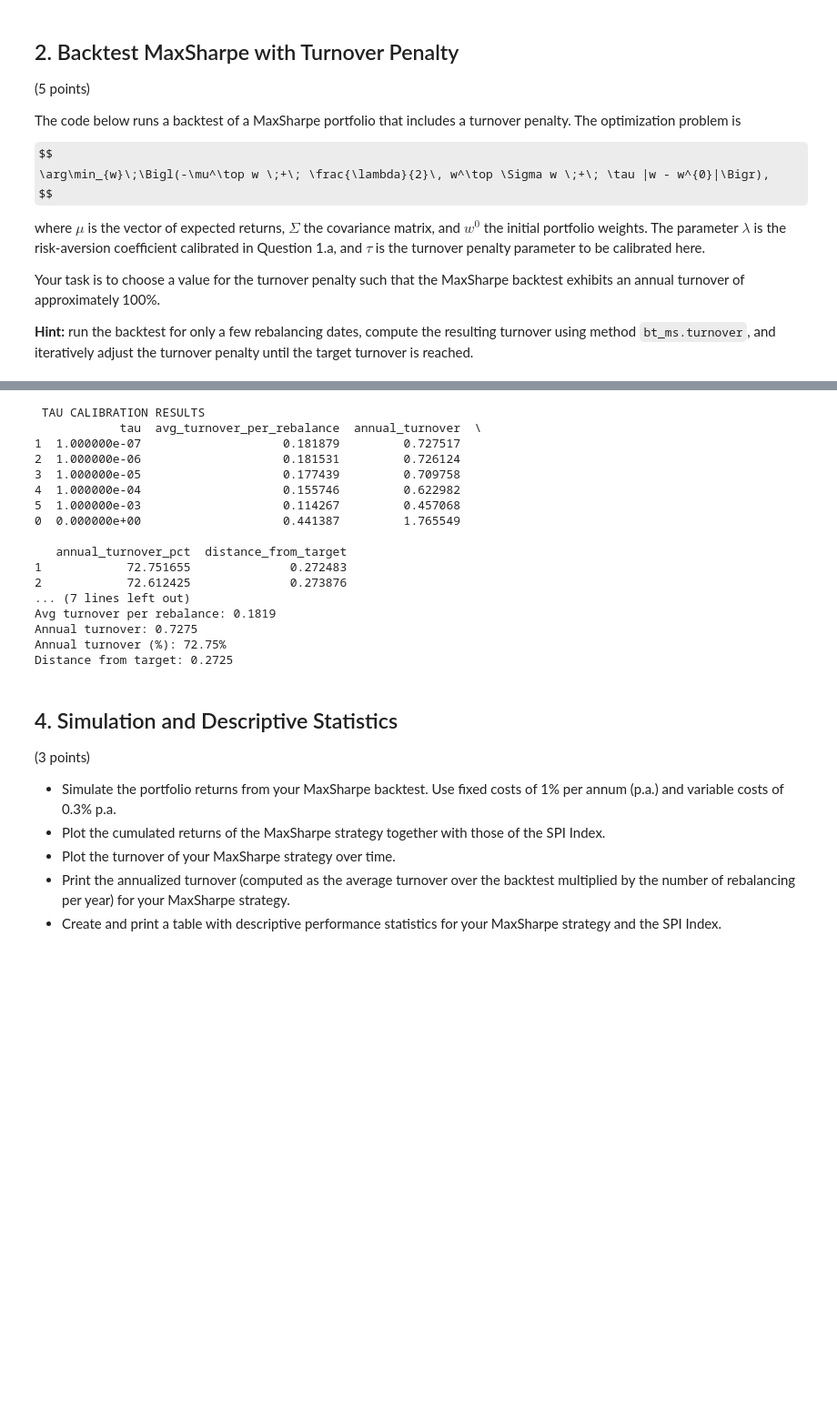
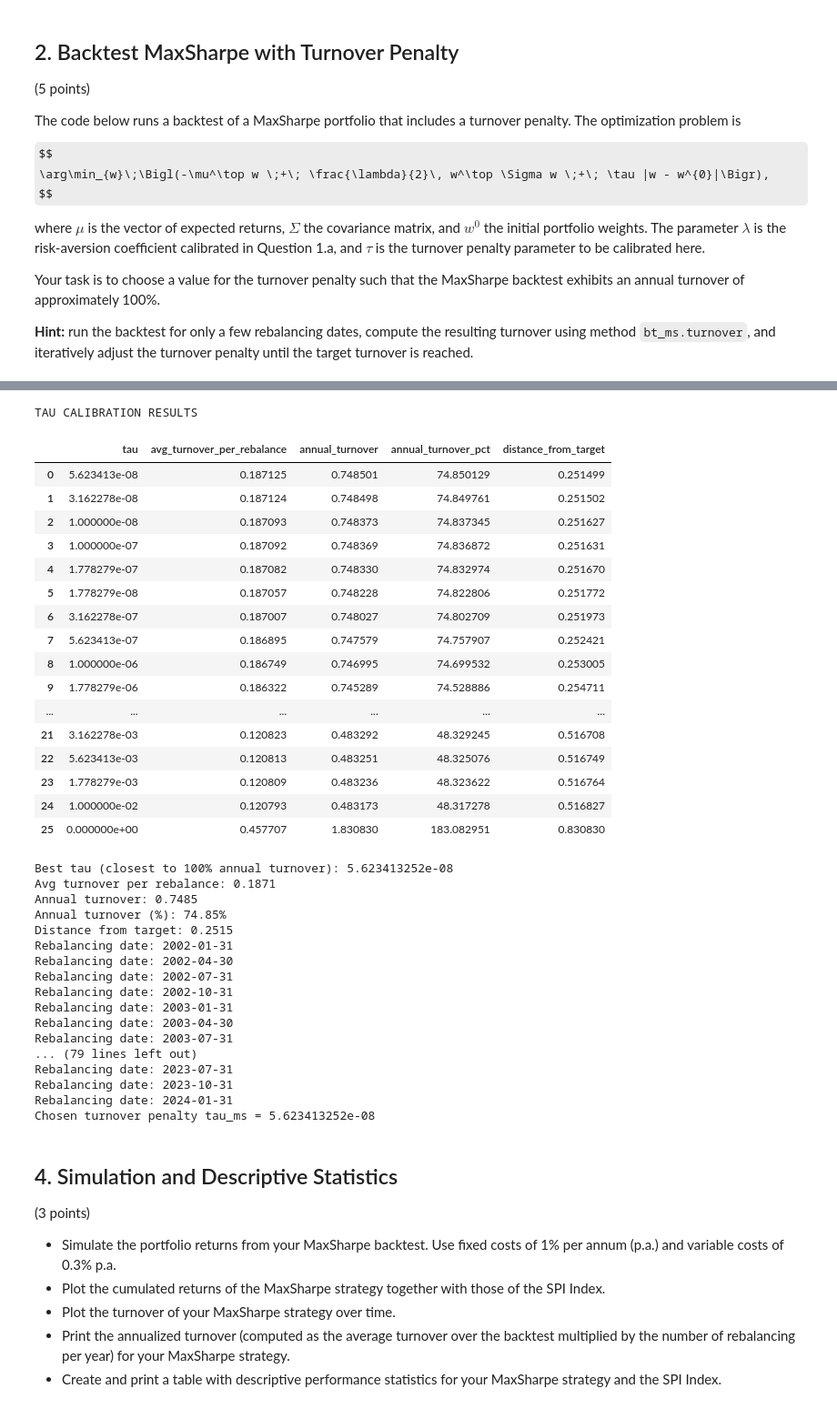
Before and after one commit to MatildeVenturi/qpmwp-course, a Jupyter notebook: assignments/assignment_3.ipynb, the cells around one changed output, grey strips where cells are left out. Shown at 91% size. Drawn from its saved outputs; the diff is of its cells as text; code cells hidden in the pictures; some formulas as TeX source; blank space fills up the shorter version.

```diff
--- a/assignments/assignment_3.ipynb
+++ b/assignments/assignment_3.ipynb
@@ -403,39 +416,69 @@ Rebalancing date: 2023-07-31
 Rebalancing date: 2023-10-31
 Rebalancing date: 2024-01-31
 # %%
-df_tau = pd.DataFrame(results_tau).sort_values("distance_from_target")
+df_tau = pd.DataFrame(results_tau).sort_values("distance_from_target").reset_index(drop=True)
 
-print("\n TAU CALIBRATION RESULTS")
-print(df_tau)
+print("TAU CALIBRATION RESULTS")
+display(df_tau)
 
-best_tau = df_tau.iloc[0]["tau"]
+best_tau = float(df_tau.loc[0, "tau"])
+best_row = df_tau.loc[0]
 
-print(f"Best tau (closest to 100% turnover): {best_tau}")
-
-best_row = df_tau.iloc[0]
-print("\n METRICS FOR BEST TAU")
+print(f"Best tau (closest to 100% annual turnover): {best_tau:.10g}")
 print(f"Avg turnover per rebalance: {best_row['avg_turnover_per_rebalance']:.4f}")
 print(f"Annual turnover: {best_row['annual_turnover']:.4f}")
 print(f"Annual turnover (%): {best_row['annual_turnover_pct']:.2f}%")
 print(f"Distance from target: {best_row['distance_from_target']:.4f}")
+
+tau_ms = best_tau
+
+bs.optimization = MaxSharpe(
+    covariance=Covariance(method='pearson'),
+    expected_return=ExpectedReturn(method='geometric'),
+    solver_name='cvxopt',
+    turnover_penalty=tau_ms,
+)
+
+bt_ms = Backtest()
+bt_ms.run(bs=bs)
+
+print(f"Chosen turnover penalty tau_ms = {tau_ms:.10g}")
 # %% [output]
- TAU CALIBRATION RESULTS
-            tau  avg_turnover_per_rebalance  annual_turnover  \
-1  1.000000e-07                    0.181879         0.727517
-2  1.000000e-06                    0.181531         0.726124
-3  1.000000e-05                    0.177439         0.709758
-4  1.000000e-04                    0.155746         0.622982
-5  1.000000e-03                    0.114267         0.457068
-0  0.000000e+00                    0.441387         1.765549
-
-   annual_turnover_pct  distance_from_target
-1            72.751655              0.272483
-2            72.612425              0.273876
-... (7 lines left out)
-Avg turnover per rebalance: 0.1819
-Annual turnover: 0.7275
-Annual turnover (%): 72.75%
-Distance from target: 0.2725
+TAU CALIBRATION RESULTS
+|  | tau | avg_turnover_per_rebalance | annual_turnover | annual_turnover_pct | distance_from_target |
+| 0 | 5.623413e-08 | 0.187125 | 0.748501 | 74.850129 | 0.251499 |
+| 1 | 3.162278e-08 | 0.187124 | 0.748498 | 74.849761 | 0.251502 |
+| 2 | 1.000000e-08 | 0.187093 | 0.748373 | 74.837345 | 0.251627 |
+| 3 | 1.000000e-07 | 0.187092 | 0.748369 | 74.836872 | 0.251631 |
+| 4 | 1.778279e-07 | 0.187082 | 0.748330 | 74.832974 | 0.251670 |
+| 5 | 1.778279e-08 | 0.187057 | 0.748228 | 74.822806 | 0.251772 |
+| 6 | 3.162278e-07 | 0.187007 | 0.748027 | 74.802709 | 0.251973 |
+| 7 | 5.623413e-07 | 0.186895 | 0.747579 | 74.757907 | 0.252421 |
+| 8 | 1.000000e-06 | 0.186749 | 0.746995 | 74.699532 | 0.253005 |
+| 9 | 1.778279e-06 | 0.186322 | 0.745289 | 74.528886 | 0.254711 |
+| ... | ... | ... | ... | ... | ... |
+| 21 | 3.162278e-03 | 0.120823 | 0.483292 | 48.329245 | 0.516708 |
+| 22 | 5.623413e-03 | 0.120813 | 0.483251 | 48.325076 | 0.516749 |
+| 23 | 1.778279e-03 | 0.120809 | 0.483236 | 48.323622 | 0.516764 |
+| 24 | 1.000000e-02 | 0.120793 | 0.483173 | 48.317278 | 0.516827 |
+| 25 | 0.000000e+00 | 0.457707 | 1.830830 | 183.082951 | 0.830830 |
+Best tau (closest to 100% annual turnover): 5.623413252e-08
+Avg turnover per rebalance: 0.1871
+Annual turnover: 0.7485
+Annual turnover (%): 74.85%
+Distance from target: 0.2515
+Rebalancing date: 2002-01-31
+Rebalancing date: 2002-04-30
+Rebalancing date: 2002-07-31
+Rebalancing date: 2002-10-31
+Rebalancing date: 2003-01-31
+Rebalancing date: 2003-04-30
+Rebalancing date: 2003-07-31
+... (79 lines left out)
+Rebalancing date: 2023-07-31
+Rebalancing date: 2023-10-31
+Rebalancing date: 2024-01-31
+Chosen turnover penalty tau_ms = 5.623413252e-08
 # %% [markdown]
 ## 4. Simulation and Descriptive Statistics
 
```
Also changed, not shown: parts of 8 cells of this notebook.
